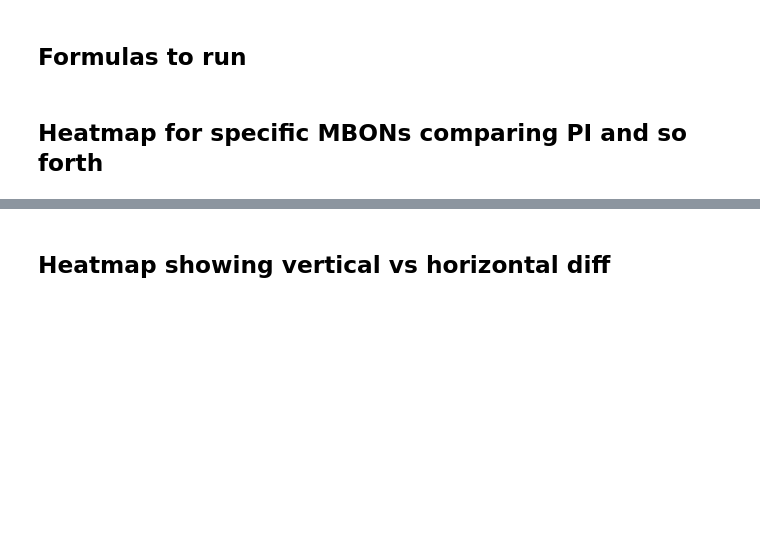
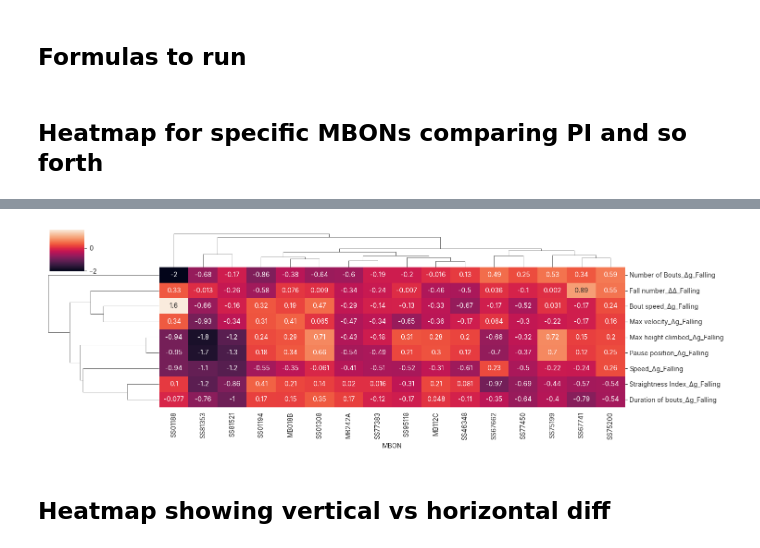
Before and after one commit to lnicole08/OSAR-Nicole-version, a Jupyter notebook: Falling-OSAR heatmaps only.ipynb, the cells around one changed output, grey strips where cells are left out. Saved outputs shown, nothing was run; the diff lists cells and outputs as text; code cells hidden in the pictures; blank space fills up the shorter version.

```diff
--- a/Falling-OSAR heatmaps only.ipynb
+++ b/Falling-OSAR heatmaps only.ipynb
@@ -340,3 +376,28 @@ fig1.tight_layout()
+# %%
+metriccolumns = ['Fall number_ΔΔ_Falling', 'Speed_Δg_Falling',
+       'Max height climbed_Δg_Falling', 'Bout speed_Δg_Falling',
+       'Pause position_Δg_Falling', 'Max velocity_Δg_Falling',
+       'Straightness Index_Δg_Falling', 'Duration of bouts_Δg_Falling',
+       'Number of Bouts_Δg_Falling', 'MBON',
+
+       'PI_Hg_OSAR', 'Log2 Speed ratio_Hg_OSAR',
+       'Log2 Bout Speed ratio_Hg_OSAR', 'Light Attraction Index_Hg_OSAR',
+       'Bout Number Index_Hg_OSAR', 'Bout Duration ratio_Hg_OSAR',
+       'Max Velocity ratio_Hg_OSAR']
+
+fallingonly_cols = [n for n in metriccolumns if n.endswith('Falling')]
+osaronly_cols = [n for n in metriccolumns if n.endswith('OSAR')]
+
+df_nt_metricreduce = df_totalmetrics_origin[metriccolumns]
+df_fallingcol = pd.concat([df_totalmetrics_origin[fallingonly_cols],df_totalmetrics_origin['MBON']], axis =1)
+df_osarcol = pd.concat([df_totalmetrics_origin[osaronly_cols],df_totalmetrics_origin['MBON']], axis =1)
+# %%
+df_transpose = df_fallingcol.set_index('MBON').transpose()
+
+df_heatmapcluster = sns.clustermap(df_transpose, annot=True, figsize=(15,5))
+#plt.setp(df_heatmapcluster.ax_heatmap.get_xticklabels(), va='center', rotation=0, fontsize=8)
+# %% [output]
+[figure, added]
 # %% [markdown]
 ## Heatmap showing vertical vs horizontal diff
 # %%
```
Also changed, not shown: parts of 2 cells of this notebook, 2 other files.
